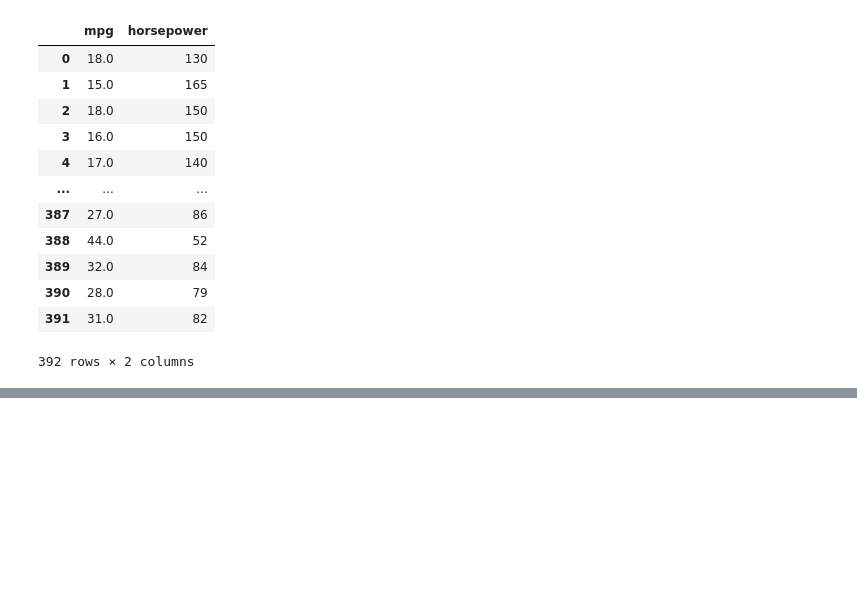
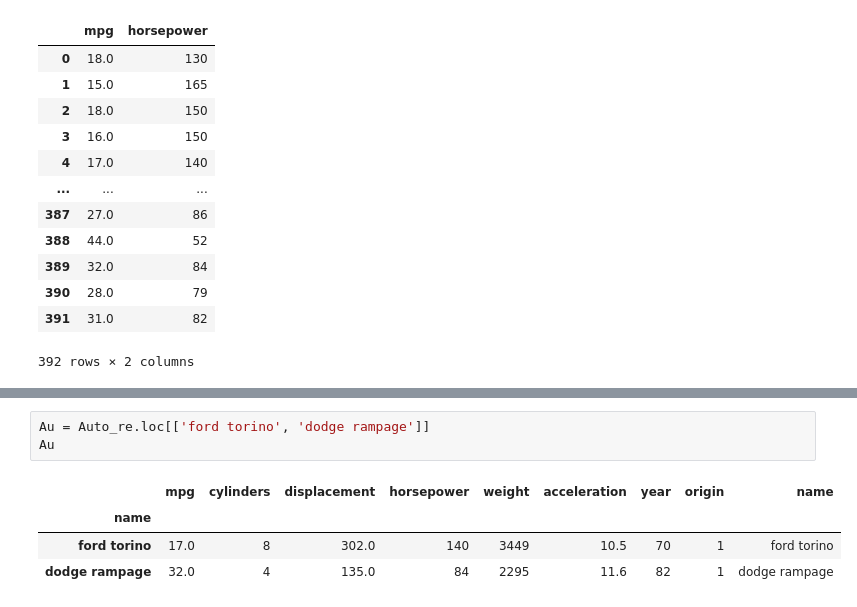
Before and after one commit to rabobahago/Python_ML_Data_Science, a Jupyter notebook: ML_with_python/statistical_learning/introduction_lab.ipynb, the cells around one changed output, grey strips where cells are left out. Saved outputs shown, nothing was run; the diff lists cells and outputs as text; blank space fills up the shorter version.

```diff
--- a/ML_with_python/statistical_learning/introduction_lab.ipynb
+++ b/ML_with_python/statistical_learning/introduction_lab.ipynb
@@ -494,0 +513,8 @@ Auto[['mpg', 'horsepower']]
+# %%
+Au = Auto_re.loc[['ford torino', 'dodge rampage']]
+Au
+# %% [output]
+|  | mpg | cylinders | displacement | horsepower | weight | acceleration | year | origin | name |
+| name |  |  |  |  |  |  |  |  |  |
+| ford torino | 17.0 | 8 | 302.0 | 140 | 3449 | 10.5 | 70 | 1 | ford torino |
+| dodge rampage | 32.0 | 4 | 135.0 | 84 | 2295 | 11.6 | 82 | 1 | dodge rampage |
```
Also changed, not shown: parts of 10 cells of this notebook.
